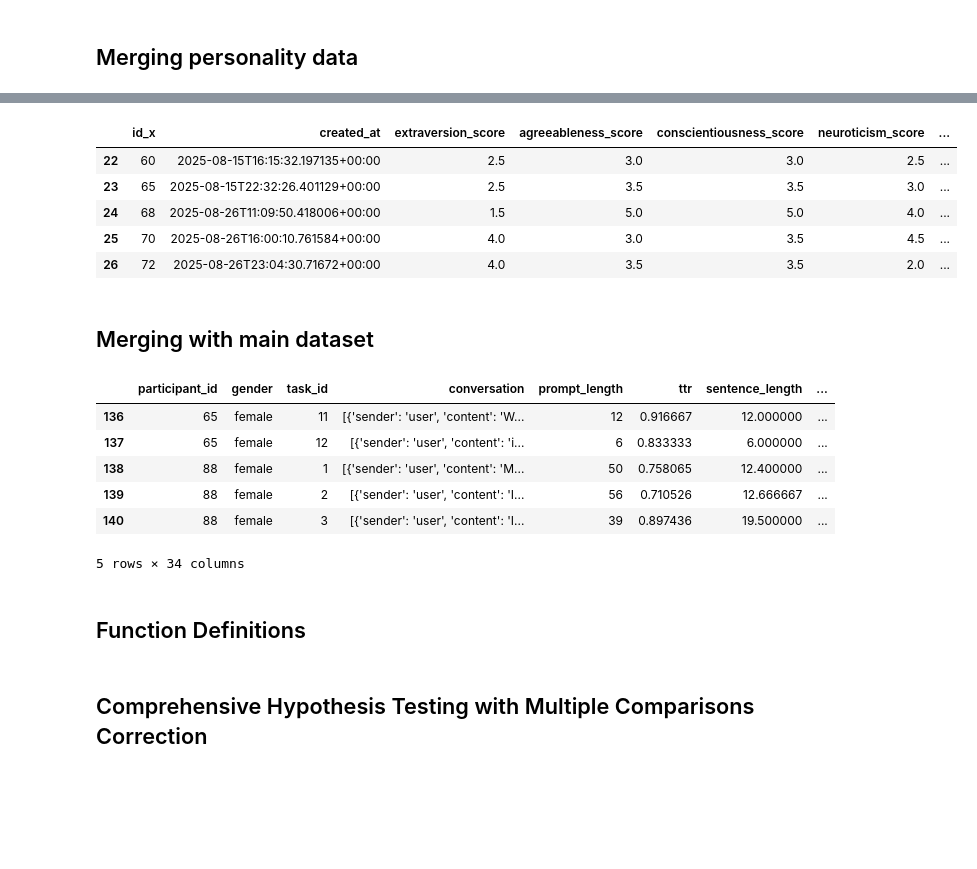
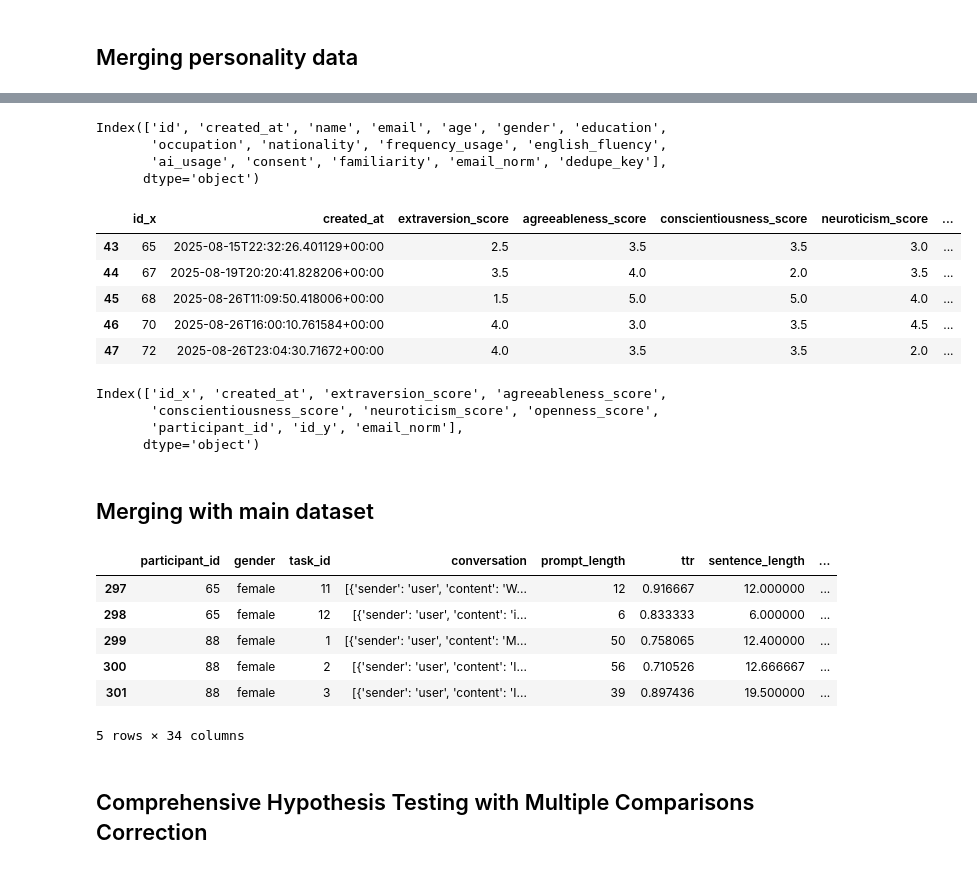
Before and after one commit to AlizaRK/hmi-ai-prompting, a Jupyter notebook: data-analysis/analysis_basics.ipynb, the cells around one changed output, grey strips where cells are left out. Saved outputs shown, nothing was run; the diff lists cells and outputs as text; code cells hidden in the pictures; blank space fills up the shorter version.

```diff
--- a/data-analysis/analysis_basics.ipynb
+++ b/data-analysis/analysis_basics.ipynb
@@ -74,7 +67,7 @@ Exported 29 rows from 'post_study_questions' to post_study_questions.csv
 # %% [markdown]
 ## Participants Data Cleaning
 # %%
-participant = pd.read_csv('participant.csv')
+participant = pd.read_csv('data/participant.csv')
 participant = participant.drop(columns=['password'], axis=1)
 participant.tail()
 # %% [output]
@@ -1579,32 +1649,44 @@ personality_test.tail()
+# %%
+full_participants.columns
+# %% [output]
+Index(['id', 'created_at', 'name', 'email', 'age', 'gender', 'education',
+       'occupation', 'nationality', 'frequency_usage', 'english_fluency',
+       'ai_usage', 'consent', 'familiarity', 'email_norm', 'dedupe_key'],
+      dtype='object')
 # %%
 personality_clean = personality_test.merge(
-    final_participants[['id', 'email_norm']],
+    full_participants[['id', 'email_norm']],
     left_on='participant_id',
     right_on='id',
     how='inner'
 )
 personality_clean.tail()
 # %% [output]
 |  | id_x | created_at | extraversion_score | agreeableness_score | conscientiousness_score | neuroticism_score | ... |
-| 22 | 60 | 2025-08-15T16:15:32.197135+00:00 | 2.5 | 3.0 | 3.0 | 2.5 | ... |
-| 23 | 65 | 2025-08-15T22:32:26.401129+00:00 | 2.5 | 3.5 | 3.5 | 3.0 | ... |
-| 24 | 68 | 2025-08-26T11:09:50.418006+00:00 | 1.5 | 5.0 | 5.0 | 4.0 | ... |
-| 25 | 70 | 2025-08-26T16:00:10.761584+00:00 | 4.0 | 3.0 | 3.5 | 4.5 | ... |
-| 26 | 72 | 2025-08-26T23:04:30.71672+00:00 | 4.0 | 3.5 | 3.5 | 2.0 | ... |
+| 43 | 65 | 2025-08-15T22:32:26.401129+00:00 | 2.5 | 3.5 | 3.5 | 3.0 | ... |
+| 44 | 67 | 2025-08-19T20:20:41.828206+00:00 | 3.5 | 4.0 | 2.0 | 3.5 | ... |
+| 45 | 68 | 2025-08-26T11:09:50.418006+00:00 | 1.5 | 5.0 | 5.0 | 4.0 | ... |
+| 46 | 70 | 2025-08-26T16:00:10.761584+00:00 | 4.0 | 3.0 | 3.5 | 4.5 | ... |
+| 47 | 72 | 2025-08-26T23:04:30.71672+00:00 | 4.0 | 3.5 | 3.5 | 2.0 | ... |
+# %%
+personality_clean.columns
+# %% [output]
+Index(['id_x', 'created_at', 'extraversion_score', 'agreeableness_score',
+       'conscientiousness_score', 'neuroticism_score', 'openness_score',
+       'participant_id', 'id_y', 'email_norm'],
+      dtype='object')
 # %% [markdown]
 ## Merging with main dataset
 # %%
-grouped_conversations = grouped_conversations.merge(
-personality_clean, on='participant_id', how='left'
+grouped_conversations = grouped_full.merge(
+personality_clean, right_on='participant_id', left_on='participant_id', how='left'
 )
 grouped_conversations.tail()
 # %% [output]
 |  | participant_id | gender | task_id | conversation | prompt_length | ttr | sentence_length | ... |
-| 136 | 65 | female | 11 | [{'sender': 'user', 'content': 'W... | 12 | 0.916667 | 12.000000 | ... |
-| 137 | 65 | female | 12 | [{'sender': 'user', 'content': 'i... | 6 | 0.833333 | 6.000000 | ... |
-| 138 | 88 | female | 1 | [{'sender': 'user', 'content': 'M... | 50 | 0.758065 | 12.400000 | ... |
-| 139 | 88 | female | 2 | [{'sender': 'user', 'content': 'I... | 56 | 0.710526 | 12.666667 | ... |
-| 140 | 88 | female | 3 | [{'sender': 'user', 'content': 'I... | 39 | 0.897436 | 19.500000 | ... |
+| 297 | 65 | female | 11 | [{'sender': 'user', 'content': 'W... | 12 | 0.916667 | 12.000000 | ... |
+| 298 | 65 | female | 12 | [{'sender': 'user', 'content': 'i... | 6 | 0.833333 | 6.000000 | ... |
+| 299 | 88 | female | 1 | [{'sender': 'user', 'content': 'M... | 50 | 0.758065 | 12.400000 | ... |
+| 300 | 88 | female | 2 | [{'sender': 'user', 'content': 'I... | 56 | 0.710526 | 12.666667 | ... |
+| 301 | 88 | female | 3 | [{'sender': 'user', 'content': 'I... | 39 | 0.897436 | 19.500000 | ... |
 5 rows × 34 columns
-# %% [markdown]
-## Function Definitions
```
Also changed, not shown: parts of 75 cells of this notebook, 1 other file.
